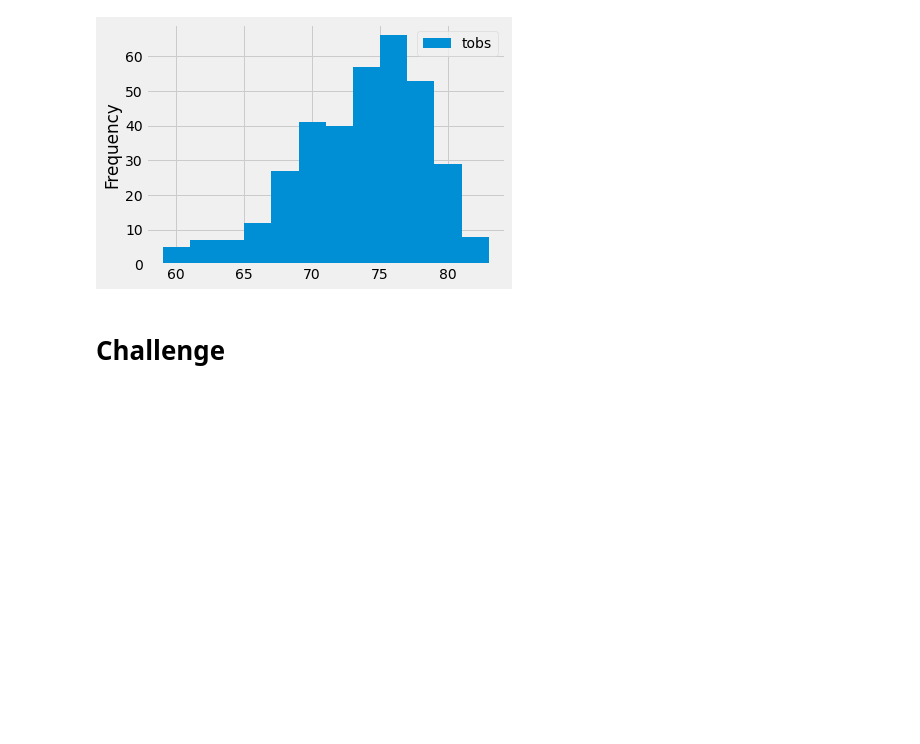
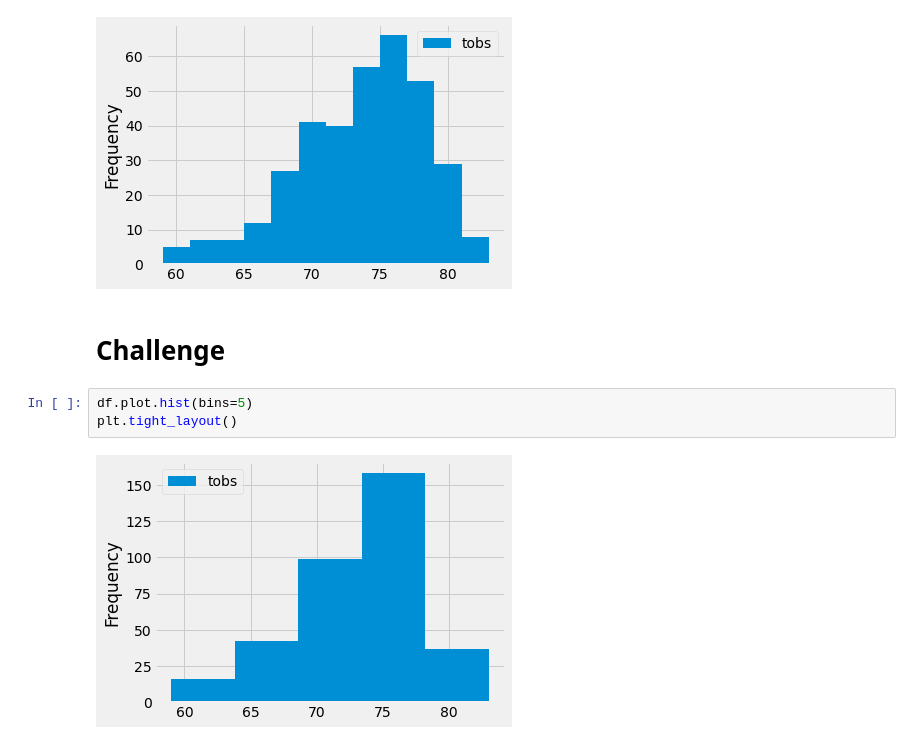
Before and after one commit to antxamp/surfs_up, a Jupyter notebook: climate_analysis.ipynb, the cells around one changed output. Cells and saved outputs as stored; diff of their text form; blank space fills up the shorter version.

```diff
--- a/climate_analysis.ipynb
+++ b/climate_analysis.ipynb
@@ -132,3 +132,8 @@ plt.tight_layout()
 [figure]
 # %% [markdown]
 # Challenge
+# %%
+df.plot.hist(bins=5)
+plt.tight_layout()
+# %% [output]
+[figure, added]
```
Also changed, not shown: parts of 1 cell of this notebook, 1 other file.
